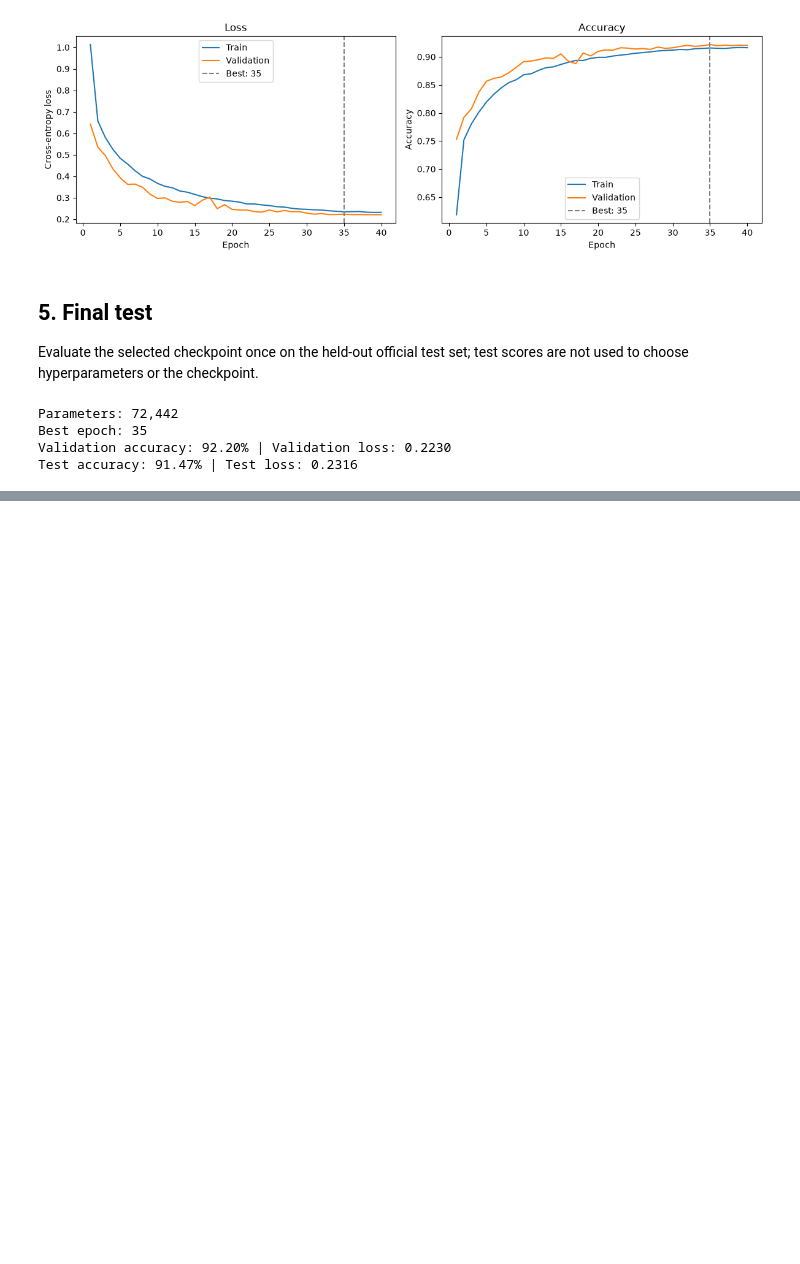
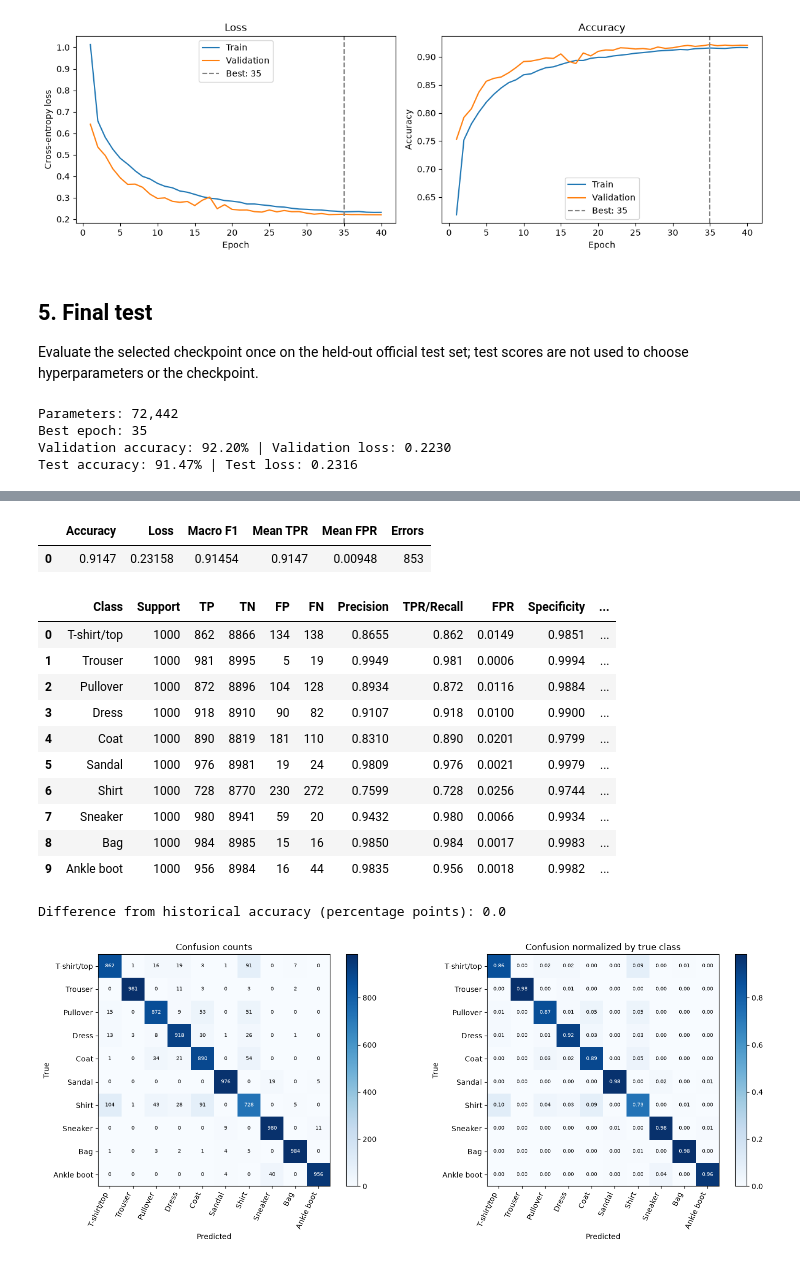
Before and after one commit to tinh633/deep-learning, a Jupyter notebook: practice_1_fashionmnist/cnn_new.ipynb, the cells around one changed output, grey strips where cells are left out. Drawn from its saved outputs; the diff is of its cells as text; code cells hidden in the pictures; blank space fills up the shorter version.

```diff
--- a/practice_1_fashionmnist/cnn_new.ipynb
+++ b/practice_1_fashionmnist/cnn_new.ipynb
@@ -215,0 +318,67 @@ Test accuracy: 91.47% | Test loss: 0.2316
+# %%
+from sklearn.metrics import confusion_matrix, precision_recall_fscore_support
+
+if test_analysis is not None:
+    actual = np.asarray(test_analysis['targets'], dtype=int)
+    scores = np.asarray(test_analysis['scores'], dtype=float)
+    ids = np.asarray(test_analysis['ids'], dtype=int)
+    if (scores.shape != (10000, 10) or actual.shape != (10000,) or
+            not np.array_equal(ids, np.arange(10000)) or
+            not np.array_equal(test_analysis['classes'], class_names) or
+            not np.isfinite(scores).all() or np.any(scores < 0) or np.any(scores > 1) or
+            not np.allclose(scores.sum(1), 1, atol=1e-5) or
+            np.any(actual < 0) or np.any(actual >= 10)):
+        raise ValueError('Invalid test IDs, class order, labels or probabilities.')
+    predicted = scores.argmax(1)
+    matrix = confusion_matrix(actual, predicted, labels=range(10))
+    precision, recall, f1, support = precision_recall_fscore_support(
+        actual, predicted, labels=range(10), zero_division=0)
+    tp = matrix.diagonal()
+    fp = matrix.sum(0) - tp
+    fn = matrix.sum(1) - tp
+    tn = matrix.sum() - tp - fp - fn
+    if not np.all(support == 1000):
+        raise ValueError('Official test must contain 1000 samples per class.')
+    rates = pd.DataFrame({'Class': class_names, 'Support': support,
+        'TP': tp, 'TN': tn, 'FP': fp, 'FN': fn, 'Precision': precision,
+        'TPR/Recall': recall, 'FPR': fp / (fp + tn),
+        'Specificity': tn / (fp + tn), 'F1': f1})
+    accuracy = float((actual == predicted).mean())
+    display(pd.DataFrame([{'Accuracy': accuracy, 'Loss': float(test_analysis['loss']),
+        'Macro F1': f1.mean(), 'Mean TPR': recall.mean(),
+        'Mean FPR': (fp / (fp + tn)).mean(), 'Errors': int((actual != predicted).sum())}]).round(5))
+    display(rates.round(4))
+    print('Difference from historical accuracy (percentage points):', round(100 * (accuracy - 0.9147), 4))
+    fig, axes = plt.subplots(1, 2, figsize=(15, 6))
+    for ax, values, title in zip(axes, (matrix, matrix / support[:, None]),
+                                 ('Confusion counts', 'Confusion normalized by true class')):
+        image = ax.imshow(values, cmap='Blues')
+        ax.set_xticks(range(10), class_names, rotation=65, ha='right')
+        ax.set_yticks(range(10), class_names)
+        ax.set(xlabel='Predicted', ylabel='True', title=title)
+        fig.colorbar(image, ax=ax, fraction=0.046)
+        for row in range(10):
+            for col in range(10):
+                value = values[row, col]
+                ax.text(col, row, f'{value:.2f}' if values.dtype.kind == 'f' else str(value),
+                        ha='center', va='center', fontsize=7,
+                        color='white' if value > values.max() / 2 else 'black')
+    plt.tight_layout(); plt.show()
+else:
+    print('Per-class metrics unavailable until checkpoint inference is completed.')
+# %% [output]
+|  | Accuracy | Loss | Macro F1 | Mean TPR | Mean FPR | Errors |
+| 0 | 0.9147 | 0.23158 | 0.91454 | 0.9147 | 0.00948 | 853 |
+|  | Class | Support | TP | TN | FP | FN | Precision | TPR/Recall | FPR | Specificity | ... |
+| 0 | T-shirt/top | 1000 | 862 | 8866 | 134 | 138 | 0.8655 | 0.862 | 0.0149 | 0.9851 | ... |
+| 1 | Trouser | 1000 | 981 | 8995 | 5 | 19 | 0.9949 | 0.981 | 0.0006 | 0.9994 | ... |
+| 2 | Pullover | 1000 | 872 | 8896 | 104 | 128 | 0.8934 | 0.872 | 0.0116 | 0.9884 | ... |
+| 3 | Dress | 1000 | 918 | 8910 | 90 | 82 | 0.9107 | 0.918 | 0.0100 | 0.9900 | ... |
+| 4 | Coat | 1000 | 890 | 8819 | 181 | 110 | 0.8310 | 0.890 | 0.0201 | 0.9799 | ... |
+| 5 | Sandal | 1000 | 976 | 8981 | 19 | 24 | 0.9809 | 0.976 | 0.0021 | 0.9979 | ... |
+| 6 | Shirt | 1000 | 728 | 8770 | 230 | 272 | 0.7599 | 0.728 | 0.0256 | 0.9744 | ... |
+| 7 | Sneaker | 1000 | 980 | 8941 | 59 | 20 | 0.9432 | 0.980 | 0.0066 | 0.9934 | ... |
+| 8 | Bag | 1000 | 984 | 8985 | 15 | 16 | 0.9850 | 0.984 | 0.0017 | 0.9983 | ... |
+| 9 | Ankle boot | 1000 | 956 | 8984 | 16 | 44 | 0.9835 | 0.956 | 0.0018 | 0.9982 | ... |
+Difference from historical accuracy (percentage points): 0.0
+[figure, added]
```
Also changed, not shown: parts of 10 cells of this notebook.
